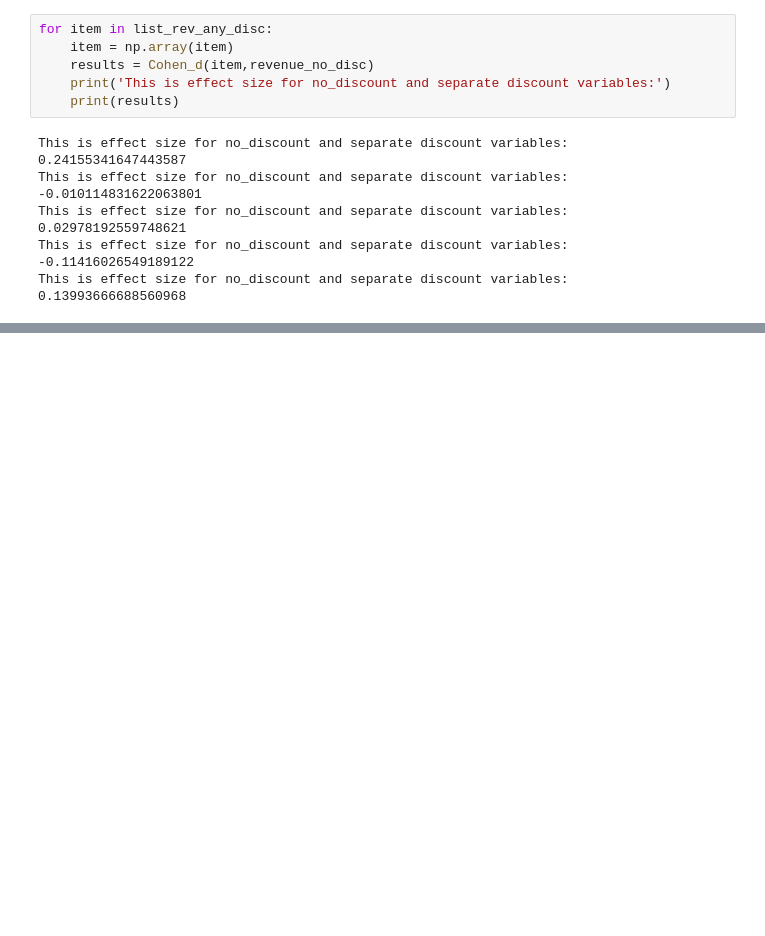
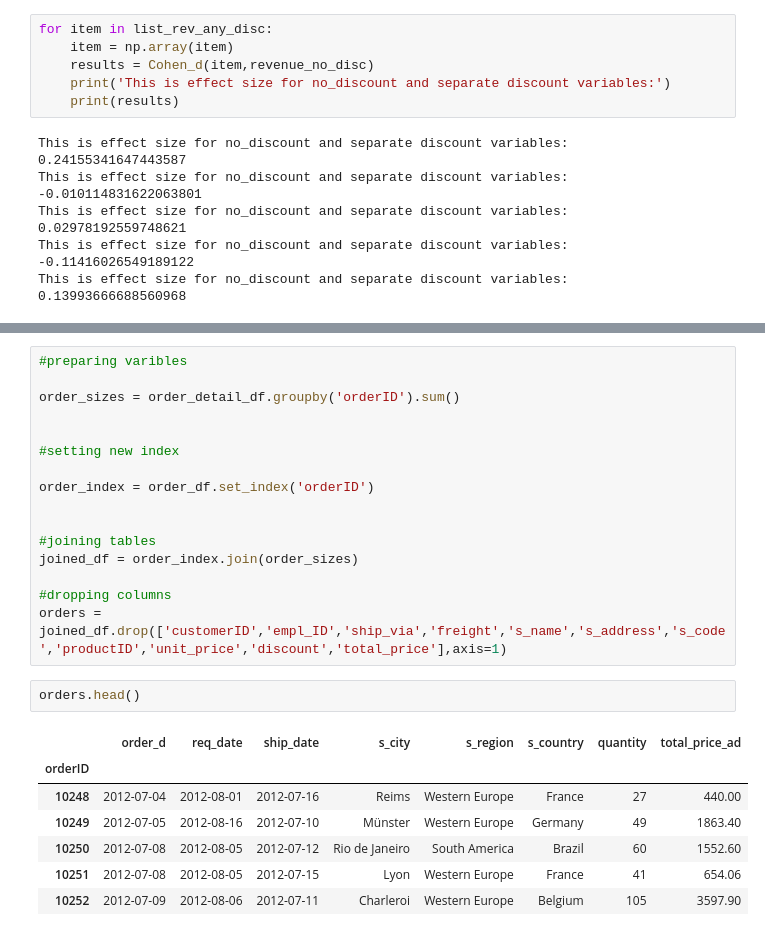
Before and after one commit to nikolholicka/Hypotesis_Testing_Northwind_Database, a Jupyter notebook: Hypotheses_Testing_Mod3_Project.ipynb, the cells around one changed output, grey strips where cells are left out. Cells and saved outputs as stored; diff of their text form; blank space fills up the shorter version.

```diff
--- a/Hypotheses_Testing_Mod3_Project.ipynb
+++ b/Hypotheses_Testing_Mod3_Project.ipynb
@@ -378,0 +394,26 @@ This is effect size for no_discount and separate discount variables:
+# %%
+#preparing varibles
+
+order_sizes = order_detail_df.groupby('orderID').sum()
+
+
+#setting new index
+
+order_index = order_df.set_index('orderID')
+
+
+#joining tables
+joined_df = order_index.join(order_sizes)
+
+#dropping columns
+orders = joined_df.drop(['customerID','empl_ID','ship_via','freight','s_name','s_address','s_code','productID','unit_price','discount','total_price'],axis=1)
+# %%
+orders.head()
+# %% [output]
+|  | order_d | req_date | ship_date | s_city | s_region | s_country | quantity | total_price_ad |
+| orderID |  |  |  |  |  |  |  |  |
+| 10248 | 2012-07-04 | 2012-08-01 | 2012-07-16 | Reims | Western Europe | France | 27 | 440.00 |
+| 10249 | 2012-07-05 | 2012-08-16 | 2012-07-10 | Münster | Western Europe | Germany | 49 | 1863.40 |
+| 10250 | 2012-07-08 | 2012-08-05 | 2012-07-12 | Rio de Janeiro | South America | Brazil | 60 | 1552.60 |
+| 10251 | 2012-07-08 | 2012-08-05 | 2012-07-15 | Lyon | Western Europe | France | 41 | 654.06 |
+| 10252 | 2012-07-09 | 2012-08-06 | 2012-07-11 | Charleroi | Western Europe | Belgium | 105 | 3597.90 |
```
Also changed, not shown: parts of 5 cells of this notebook.
